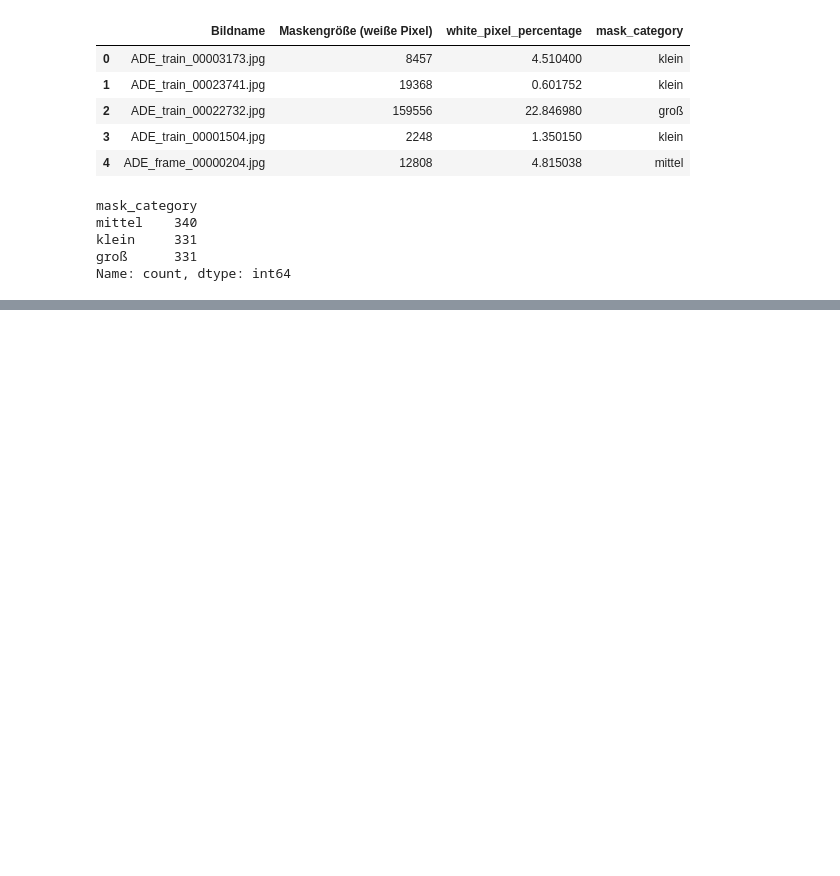
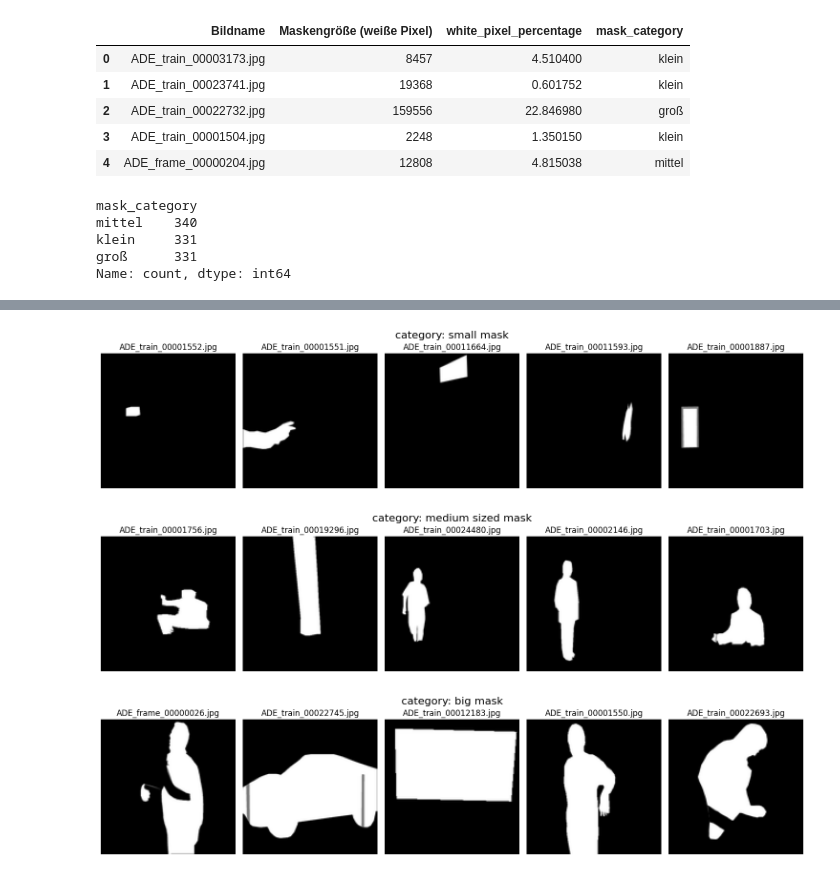
Before and after one commit to luisadosch/MaSeInpaint, a Jupyter notebook: csv_edit.ipynb, the cells around one changed output, grey strips where cells are left out. Drawn from its saved outputs; the diff is of its cells as text; code cells hidden in the pictures; blank space fills up the shorter version.

```diff
--- a/csv_edit.ipynb
+++ b/csv_edit.ipynb
@@ -105,0 +161,36 @@ for category, images in selected_images.items():
+# %%
+# Vorgegebene Bildnamen je Kategorie
+selected_images = {
+    "small mask": [
+        "ADE_train_00001552.jpg",
+        "ADE_train_00001551.jpg",
+        "ADE_train_00011664.jpg",
+        "ADE_train_00011593.jpg",
+        "ADE_train_00001887.jpg"
+    ],
+    "medium sized mask": [
+        "ADE_train_00001756.jpg",
+        "ADE_train_00019296.jpg",
+        "ADE_train_00024480.jpg",
+        "ADE_train_00002146.jpg",
+        "ADE_train_00001703.jpg"
+    ],
+    "big mask": [
+        "ADE_frame_00000026.jpg",
+        "ADE_train_00022745.jpg",
+        "ADE_train_00012183.jpg",
+        "ADE_train_00001550.jpg",
+        "ADE_train_00022693.jpg"
+    ]
+}
+
+# Pfad zum Masken-Verzeichnis
+masks_directory = "Dataset_new/masks"
+
+# Bilder anzeigen
+for category, images in selected_images.items():
+    show_images(images, category, masks_directory)
+# %% [output]
+[figure, added]
+[figure, added]
+[figure, added]
```
Also changed, not shown: parts of 5 cells of this notebook, 5 other files.
